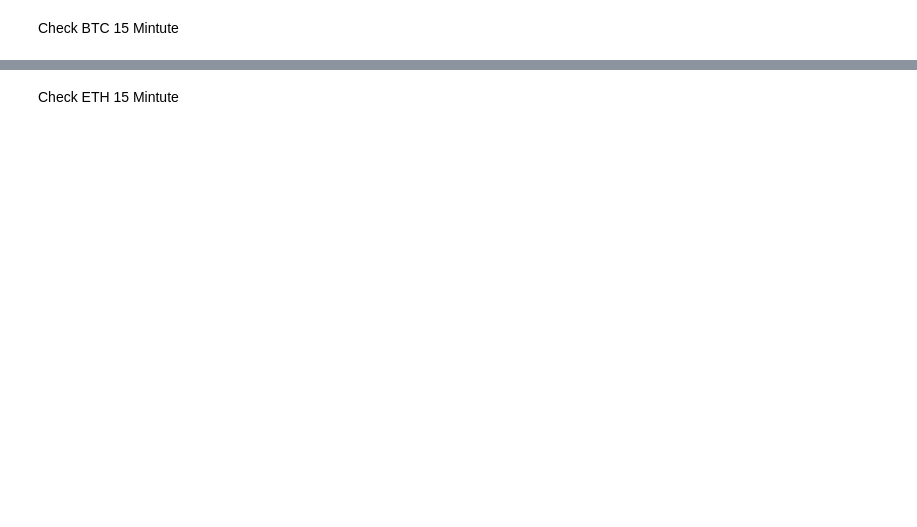
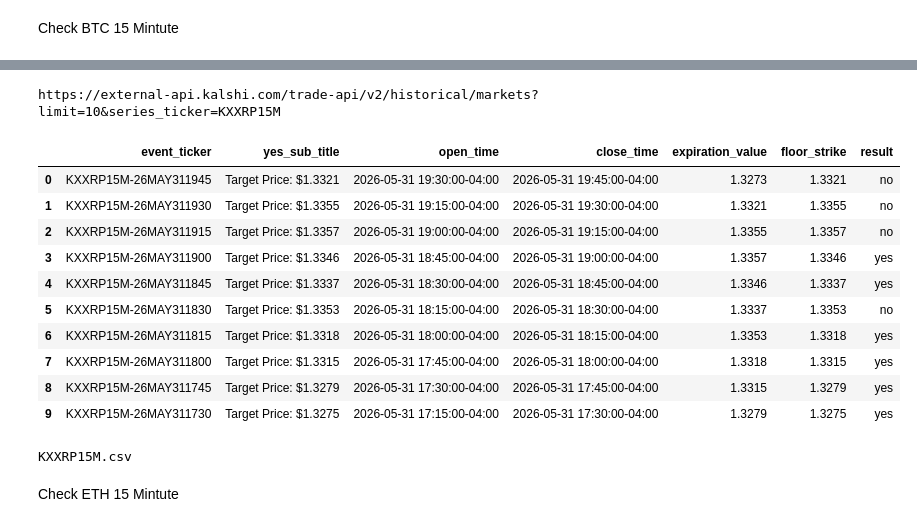
Before and after one commit to JohnEvans89/Kalshi_API_Test, a Jupyter notebook: Kalshi_Colab.ipynb, the cells around one changed output, grey strips where cells are left out. Drawn from its saved outputs; the diff is of its cells as text; code cells hidden in the pictures; blank space fills up the shorter version.

Commit message:
created a template to use input for each ticker-so no need to have duplicates

```diff
--- a/Kalshi_Colab.ipynb
+++ b/Kalshi_Colab.ipynb
@@ -95,3 +75,71 @@ df_markets.to_csv('/content/Kalshi_API_Test/BT3jC.csv', index=False)
+# %%
+# @markdown # Template 15 Mintute
+series = "KXXRP15M" # @param {"type":"string","placeholder":"Series Name"}
+import pandas as pd
+import requests
+import json
+
+
+# Fetch data from the API
+BTC_1000_15M = f"https://external-api.kalshi.com/trade-api/v2/historical/markets?limit=10&series_ticker={series}"
+print (BTC_1000_15M)
+# https://api.elections.kalshi.com/trade-api/v2/historical/markets/{ticker}
+#
+response = requests.get(BTC_1000_15M)
+data = response.json()
+
+# Convert the list of market dictionaries into a pandas DataFrame
+df_markets = pd.DataFrame(data["markets"])
+
+# List of desired columns
+desired_keys = [
+    "event_ticker",
+    "yes_sub_title",
+    "open_time",
+    "close_time",
+    "expiration_value",
+    "floor_strike",
+    "result",
+]
+
+# Filter the DataFrame to include only the desired keys
+df_markets = df_markets[desired_keys]
+
+# List of columns to convert to datetime and then to EST
+datetime_columns = [
+    "close_time",
+    "open_time"
+]
+
+# Convert specified columns to datetime objects and then to EST
+for col in datetime_columns:
+    if col in df_markets.columns:
+        # Convert to datetime, coercing errors to NaT
+        df_markets[col] = pd.to_datetime(df_markets[col], errors='coerce')
+        # Localize to UTC
+        df_markets[col] = pd.to_datetime(df_markets[col], utc=True, errors='coerce')
+        # Convert to 'America/New_York' (EST)
+        df_markets[col] = df_markets[col].dt.tz_convert('America/New_York')
+
+# Display all 100 rows of the DataFrame by overriding display options
+with pd.option_context('display.max_rows', None, 'display.max_columns', None):
+    display(df_markets.head(1000))
+output=f"{series}.csv"
+df_markets.to_csv(output, index=False)
+# %% [output]
+https://external-api.kalshi.com/trade-api/v2/historical/markets?limit=10&series_ticker=KXXRP15M
+|  | event_ticker | yes_sub_title | open_time | close_time | expiration_value | floor_strike | result |
+| 0 | KXXRP15M-26MAY311945 | Target Price: $1.3321 | 2026-05-31 19:30:00-04:00 | 2026-05-31 19:45:00-04:00 | 1.3273 | 1.3321 | no |
+| 1 | KXXRP15M-26MAY311930 | Target Price: $1.3355 | 2026-05-31 19:15:00-04:00 | 2026-05-31 19:30:00-04:00 | 1.3321 | 1.3355 | no |
+| 2 | KXXRP15M-26MAY311915 | Target Price: $1.3357 | 2026-05-31 19:00:00-04:00 | 2026-05-31 19:15:00-04:00 | 1.3355 | 1.3357 | no |
+| 3 | KXXRP15M-26MAY311900 | Target Price: $1.3346 | 2026-05-31 18:45:00-04:00 | 2026-05-31 19:00:00-04:00 | 1.3357 | 1.3346 | yes |
+| 4 | KXXRP15M-26MAY311845 | Target Price: $1.3337 | 2026-05-31 18:30:00-04:00 | 2026-05-31 18:45:00-04:00 | 1.3346 | 1.3337 | yes |
+| 5 | KXXRP15M-26MAY311830 | Target Price: $1.3353 | 2026-05-31 18:15:00-04:00 | 2026-05-31 18:30:00-04:00 | 1.3337 | 1.3353 | no |
+| 6 | KXXRP15M-26MAY311815 | Target Price: $1.3318 | 2026-05-31 18:00:00-04:00 | 2026-05-31 18:15:00-04:00 | 1.3353 | 1.3318 | yes |
+| 7 | KXXRP15M-26MAY311800 | Target Price: $1.3315 | 2026-05-31 17:45:00-04:00 | 2026-05-31 18:00:00-04:00 | 1.3318 | 1.3315 | yes |
+| 8 | KXXRP15M-26MAY311745 | Target Price: $1.3279 | 2026-05-31 17:30:00-04:00 | 2026-05-31 17:45:00-04:00 | 1.3315 | 1.3279 | yes |
+| 9 | KXXRP15M-26MAY311730 | Target Price: $1.3275 | 2026-05-31 17:15:00-04:00 | 2026-05-31 17:30:00-04:00 | 1.3279 | 1.3275 | yes |
+KXXRP15M.csv
 # %% [markdown]
 Check ETH 15 Mintute
 # %%
```
Also changed, not shown: parts of 10 cells of this notebook.
